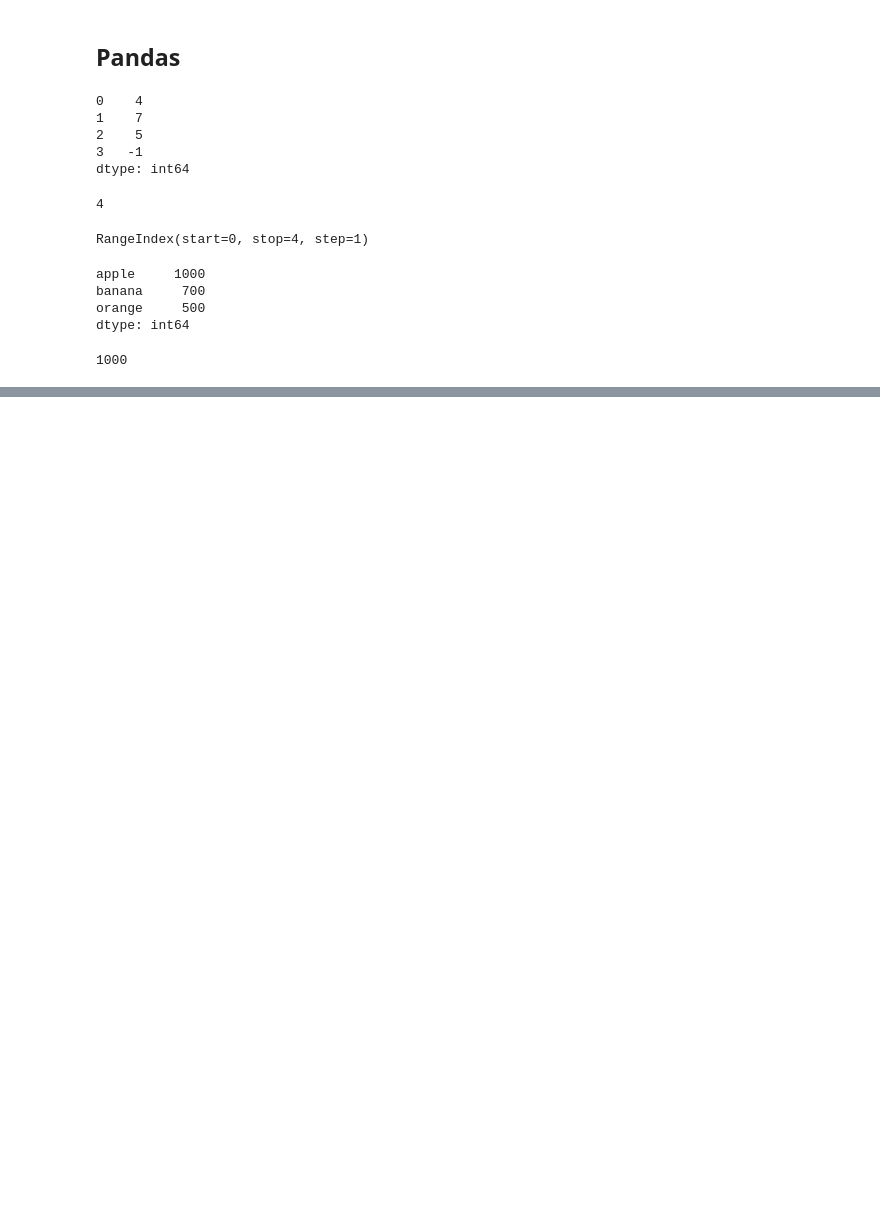
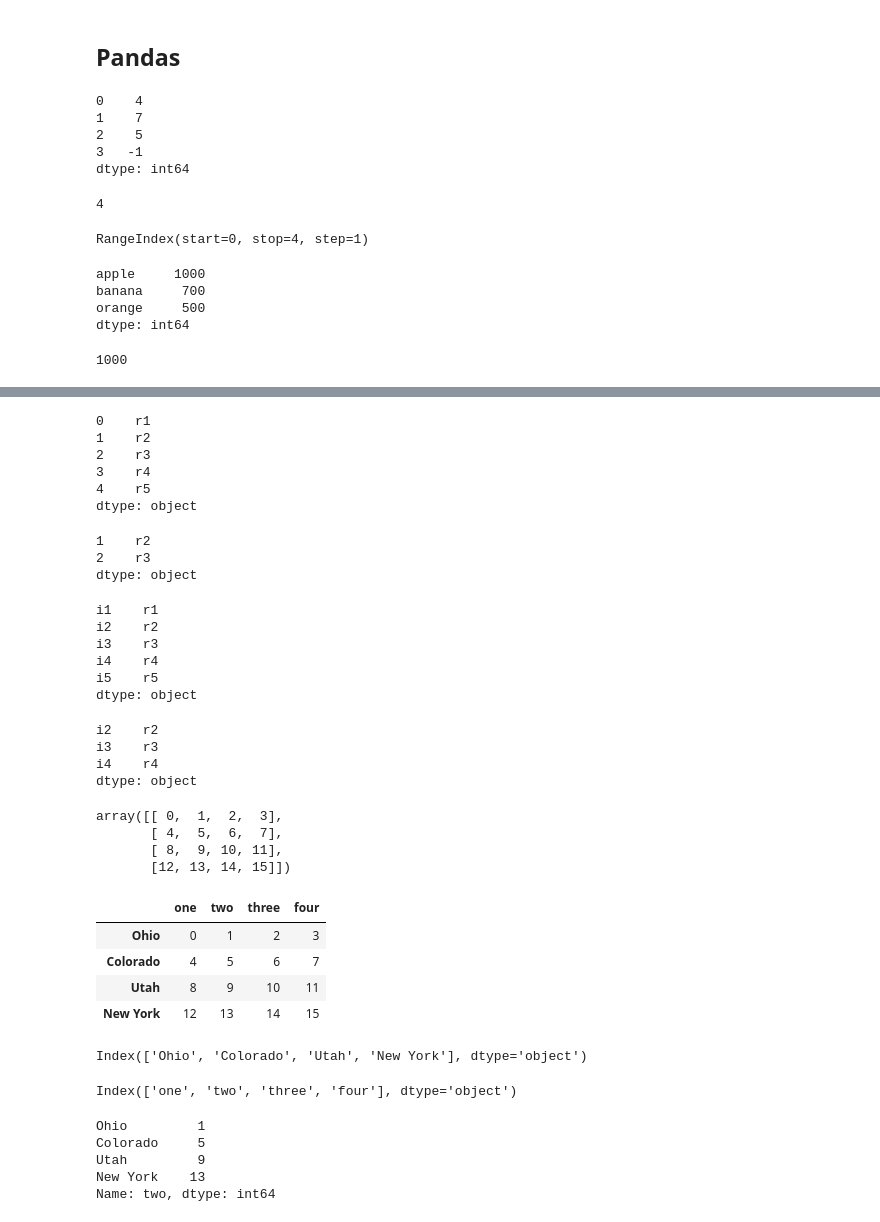
Before and after one commit to askdjango/networkons-201801, a Jupyter notebook: Python Day 3.ipynb, the cells around one changed output, grey strips where cells are left out. Saved outputs shown, nothing was run; the diff lists cells and outputs as text; code cells hidden in the pictures; blank space fills up the shorter version.

```diff
--- a/Python Day 3.ipynb
+++ b/Python Day 3.ipynb
@@ -423,0 +432,71 @@ fruits['apple']
+# %%
+d1 = Series(['r1', 'r2', 'r3', 'r4', 'r5'])
+d1
+# %% [output]
+0    r1
+1    r2
+2    r3
+3    r4
+4    r5
+dtype: object
+# %%
+d1[1:3]
+# %% [output]
+1    r2
+2    r3
+dtype: object
+# %%
+d2 = Series(
+    data=['r1', 'r2', 'r3', 'r4', 'r5'],
+    index=['i1', 'i2', 'i3', 'i4', 'i5'])
+d2
+# %% [output]
+i1    r1
+i2    r2
+i3    r3
+i4    r4
+i5    r5
+dtype: object
+# %%
+d2['i2':'i4']
+# %% [output]
+i2    r2
+i3    r3
+i4    r4
+dtype: object
+# %%
+d3_4x4 = np.arange(16).reshape(4, 4)
+d3_4x4
+# %% [output]
+array([[ 0,  1,  2,  3],
+       [ 4,  5,  6,  7],
+       [ 8,  9, 10, 11],
+       [12, 13, 14, 15]])
+# %%
+>>> d4 = DataFrame(
+        data=d3_4x4,
+        index=['Ohio', 'Colorado', 'Utah', 'New York'],
+        columns=['one', 'two', 'three', 'four'])
+d4
+# %% [output]
+|  | one | two | three | four |
+| Ohio | 0 | 1 | 2 | 3 |
+| Colorado | 4 | 5 | 6 | 7 |
+| Utah | 8 | 9 | 10 | 11 |
+| New York | 12 | 13 | 14 | 15 |
+# %%
+d4.index
+# %% [output]
+Index(['Ohio', 'Colorado', 'Utah', 'New York'], dtype='object')
+# %%
+d4.columns
+# %% [output]
+Index(['one', 'two', 'three', 'four'], dtype='object')
+# %%
+d4['two']
+# %% [output]
+Ohio         1
+Colorado     5
+Utah         9
+New York    13
+Name: two, dtype: int64
```
Also changed, not shown: parts of 10 cells of this notebook.
